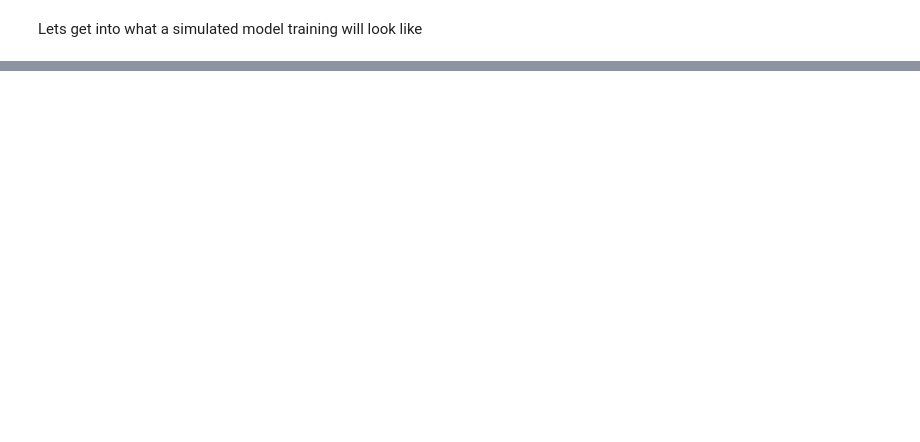
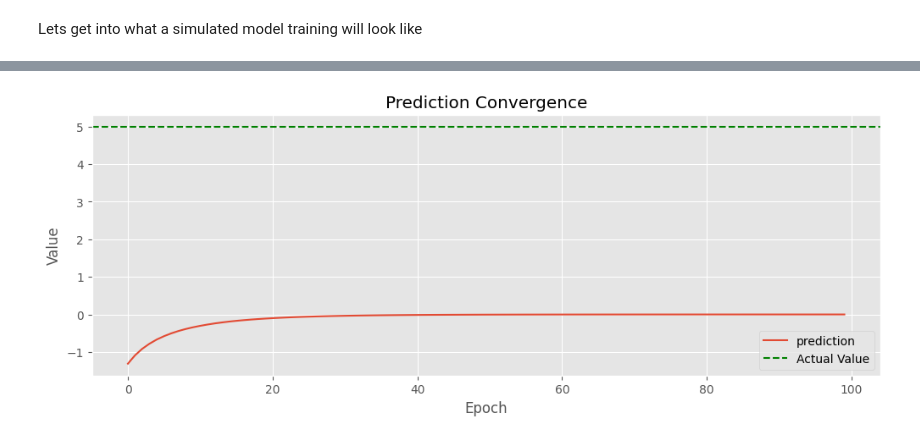
Before and after one commit to leonbora167/intelligent-system-explorations, a Jupyter notebook: algo/calc.ipynb, the cells around one changed output, grey strips where cells are left out. Cells and saved outputs as stored; diff of their text form; code cells hidden in the pictures; blank space fills up the shorter version.

```diff
--- a/algo/calc.ipynb
+++ b/algo/calc.ipynb
@@ -257,0 +298,12 @@ def backward(cache):
+# %%
+plt.figure(figsize=(12,4))
+
+plt.plot(history["y"], label="prediction")
+plt.axhline(t, label="Actual Value", color="green", linestyle="--")
+plt.title("Prediction Convergence")
+plt.xlabel("Epoch")
+plt.ylabel("Value")
+plt.legend()
+plt.show()
+# %% [output]
+[figure, added]
```
Also changed, not shown: parts of 6 cells of this notebook.
